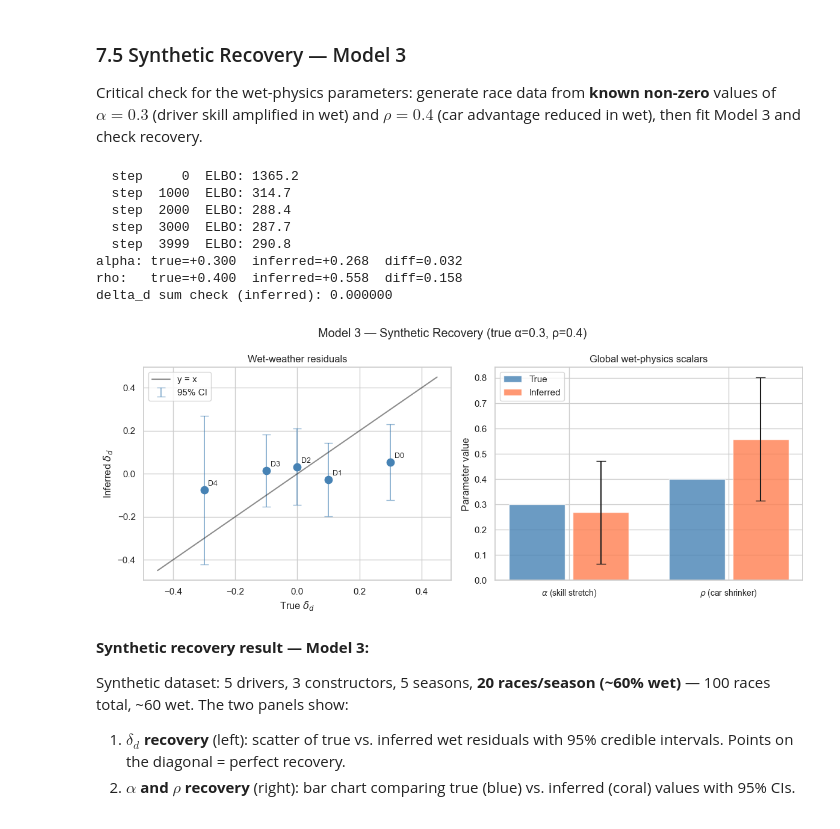
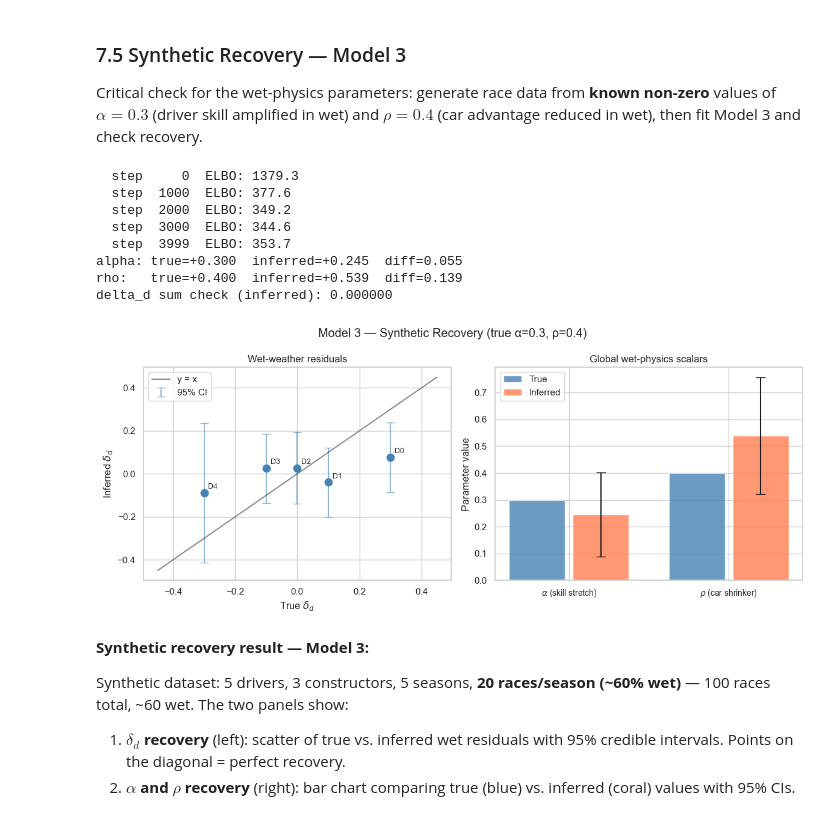
Before and after one commit to christianrand18/MBML-TrueSkill-Formula-1, a Jupyter notebook: F1_PGM_Submission.ipynb, the cells around one changed output. Drawn from its saved outputs; the diff is of its cells as text; code cells hidden in the pictures.

```diff
--- a/F1_PGM_Submission.ipynb
+++ b/F1_PGM_Submission.ipynb
@@ -1027,7 +1027,7 @@ class FullModel:
         car_base   = c[season_idx, cons_idx]
         is_wet     = wet[race_idx]
 
-        p = (skill_base * (1.0 + alpha * is_wet)
+        p = (skill_base * (1.0 - alpha * is_wet)
             + car_base * (1.0 - rho * is_wet)
             + delta_d[driver_idx] * is_wet)
         pyro.factor('race_obs', plackett_luce_log_prob(p, race_lengths))
@@ -1306,3 +1325,32 @@ R-hat: 0/93 latents >= 1.05, max = 1.0365
 Driver discrepancy:      median=0.157, max=1.711
 Constructor discrepancy: median=1.599, max=2.214
 [figure]
+# %%
+from scipy.stats import kendalltau, spearmanr
+
+nuts_d = df_nuts[df_nuts.entity_type == 'driver'].sort_values('entity_id')
+nuts_c = df_nuts[df_nuts.entity_type == 'constructor'].sort_values('entity_id')
+
+tau_d, p_d = kendalltau(nuts_d['svi_mean'], nuts_d['nuts_mean'])
+tau_c, p_c = kendalltau(nuts_c['svi_mean'], nuts_c['nuts_mean'])
+rho_d, _ = spearmanr(nuts_d['svi_mean'], nuts_d['nuts_mean'])
+rho_c, _ = spearmanr(nuts_c['svi_mean'], nuts_c['nuts_mean'])
+
+print(f"Driver rank agreement:      Kendall τ = {tau_d:.3f} (p={p_d:.2e}), "
+      f"Spearman ρ = {rho_d:.3f}")
+print(f"Constructor rank agreement: Kendall τ = {tau_c:.3f} (p={p_c:.2e}), "
+      f"Spearman ρ = {rho_c:.3f}")
+
+# Also show the actual rank comparison side by side
+nuts_c_ranked = (nuts_c.assign(
+    svi_rank=nuts_c['svi_mean'].rank(ascending=False).astype(int),
+    nuts_rank=nuts_c['nuts_mean'].rank(ascending=False).astype(int)
+)[['entity_id', 'svi_rank', 'nuts_rank', 'svi_mean', 'nuts_mean']]
+.sort_values('nuts_rank'))
+nuts_c_ranked['name'] = nuts_c_ranked['entity_id'].map(
+    lambda x: CONSTRUCTOR_NAMES.get(x, str(x)))
+nuts_c_ranked['rank_diff'] = (nuts_c_ranked['svi_rank']
+                               - nuts_c_ranked['nuts_rank'])
+print("\nConstructor rank comparison (SVI vs NUTS):")
+display(nuts_c_ranked[['name','svi_rank','nuts_rank',
+                         'rank_diff','svi_mean','nuts_mean']])
@@ -1555,7 +1657,7 @@ for t in range(T3):
         ca     = torch.randint(0, K3, (D3,))
         skill  = true_s3[t]
         car    = true_c3[t][ca]
-        p = (skill * (1.0 + true_alpha3 * is_wet)
+        p = (skill * (1.0 - true_alpha3 * is_wet)
              + car  * (1.0 - true_rho3  * is_wet)
              + true_delta_d3 * is_wet)
         wet3_list.append(is_wet)
@@ -1615,41 +1717,41 @@ lim = max(abs(true_delta_d3).max().item(), abs(delta_d_inf).max()) + 0.15
 axes[0].plot([-lim, lim], [-lim, lim], 'k-', alpha=0.5, label='y = x')
 for i in range(D3):
     axes[0].annotate(f'D{i}', (true_delta_d3[i].item(), delta_d_inf[i]),
                     textcoords='offset points', xytext=(5, 5), fontsize=9)
 axes[0].set_xlabel(r'True $\delta_d$')
 axes[0].set_ylabel(r'Inferred $\delta_d$')
 axes[0].set_title('Wet-weather residuals')
 axes[0].legend()
 
 # --- Right: alpha/rho bar chart with 95% CI error bars ---
 x3    = np.arange(2)
 true3 = [true_alpha3, true_rho3]
 inf3  = [alpha_inf,   rho_inf]
 ci95  = [1.96 * alpha_std, 1.96 * rho_std]
 
 axes[1].bar(x3 - 0.2, true3, 0.35, label='True',     color='steelblue', alpha=0.8)
 axes[1].bar(x3 + 0.2, inf3,  0.35, label='Inferred', color='coral',     alpha=0.8,
             yerr=ci95, capsize=6, error_kw={'lw': 1.5})
 axes[1].axhline(0, color='black', lw=0.8)
 axes[1].set_xticks(x3)
 axes[1].set_xticklabels([r'$\alpha$ (skill stretch)', r'$\rho$ (car shrinker)'], fontsize=10)
 axes[1].set_ylabel('Parameter value')
 axes[1].set_title('Global wet-physics scalars')
 axes[1].legend()
 
 plt.suptitle(f'Model 3 — Synthetic Recovery (true α={true_alpha3}, ρ={true_rho3})')
 plt.tight_layout()
 plt.show()
 # %% [output]
-  step     0  ELBO: 1365.2
-  step  1000  ELBO: 314.7
-  step  2000  ELBO: 288.4
-  step  3000  ELBO: 287.7
-  step  3999  ELBO: 290.8
-alpha: true=+0.300  inferred=+0.268  diff=0.032
-rho:   true=+0.400  inferred=+0.558  diff=0.158
+  step     0  ELBO: 1379.3
+  step  1000  ELBO: 377.6
+  step  2000  ELBO: 349.2
+  step  3000  ELBO: 344.6
+  step  3999  ELBO: 353.7
+alpha: true=+0.300  inferred=+0.245  diff=0.055
+rho:   true=+0.400  inferred=+0.539  diff=0.139
 delta_d sum check (inferred): 0.000000
-[figure, old version]
+[figure, new version]
 # %% [markdown]
 **Synthetic recovery result — Model 3:**
 
```
Also changed, not shown: parts of 8 cells of this notebook.
